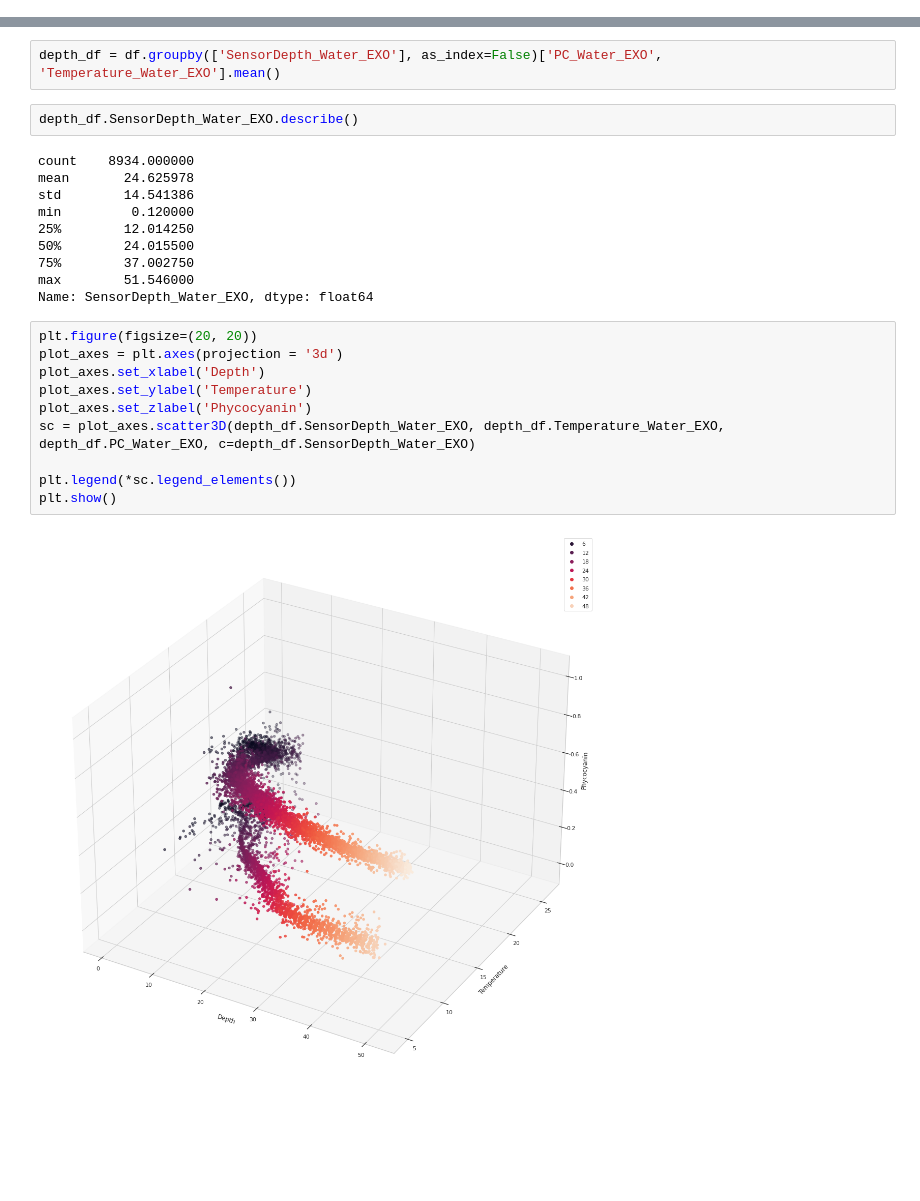
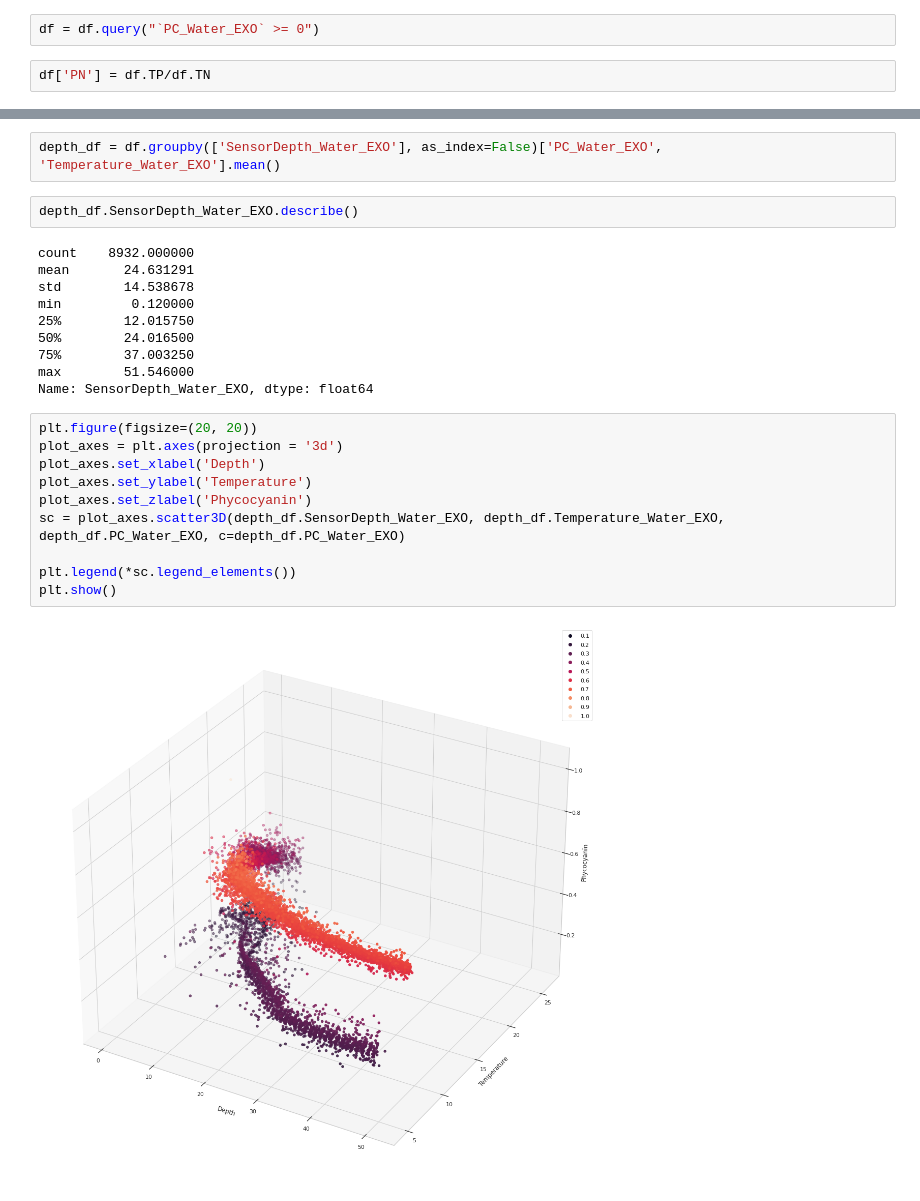
Before and after one commit to anirban-a/JeffersonProject, a Jupyter notebook: EDA/explore.ipynb, the cells around one changed output, grey strips where cells are left out. Drawn from its saved outputs; the diff is of its cells as text; blank space fills up the shorter version.

```diff
--- a/EDA/explore.ipynb
+++ b/EDA/explore.ipynb
@@ -46,6 +64,10 @@ plt.show()
 ## Observation:
 
 1. Some `PC_Water_EXO` values are negative. We need to do some data cleaning around these values.
+# %%
+df = df.query("`PC_Water_EXO` >= 0")
+# %%
+df['PN'] = df.TP/df.TN
 # %% [markdown]
 ## Exploring the correlations
 # %%
@@ -428,24 +470,24 @@ depth_df = df.groupby(['SensorDepth_Water_EXO'], as_index=False)['PC_Water_EXO',
 # %%
 depth_df.SensorDepth_Water_EXO.describe()
 # %% [output]
-count    8934.000000
-mean       24.625978
-std        14.541386
+count    8932.000000
+mean       24.631291
+std        14.538678
 min         0.120000
-25%        12.014250
-50%        24.015500
-75%        37.002750
+25%        12.015750
+50%        24.016500
+75%        37.003250
 max        51.546000
 Name: SensorDepth_Water_EXO, dtype: float64
 # %%
 plt.figure(figsize=(20, 20))
 plot_axes = plt.axes(projection = '3d')
 plot_axes.set_xlabel('Depth')
 plot_axes.set_ylabel('Temperature')
 plot_axes.set_zlabel('Phycocyanin')
-sc = plot_axes.scatter3D(depth_df.SensorDepth_Water_EXO, depth_df.Temperature_Water_EXO, depth_df.PC_Water_EXO, c=depth_df.SensorDepth_Water_EXO)
+sc = plot_axes.scatter3D(depth_df.SensorDepth_Water_EXO, depth_df.Temperature_Water_EXO, depth_df.PC_Water_EXO, c=depth_df.PC_Water_EXO)
 
 plt.legend(*sc.legend_elements())
 plt.show()
 # %% [output]
-[figure, old version]
+[figure, new version]
```
Also changed, not shown: parts of 17 cells of this notebook, 1 other file.
